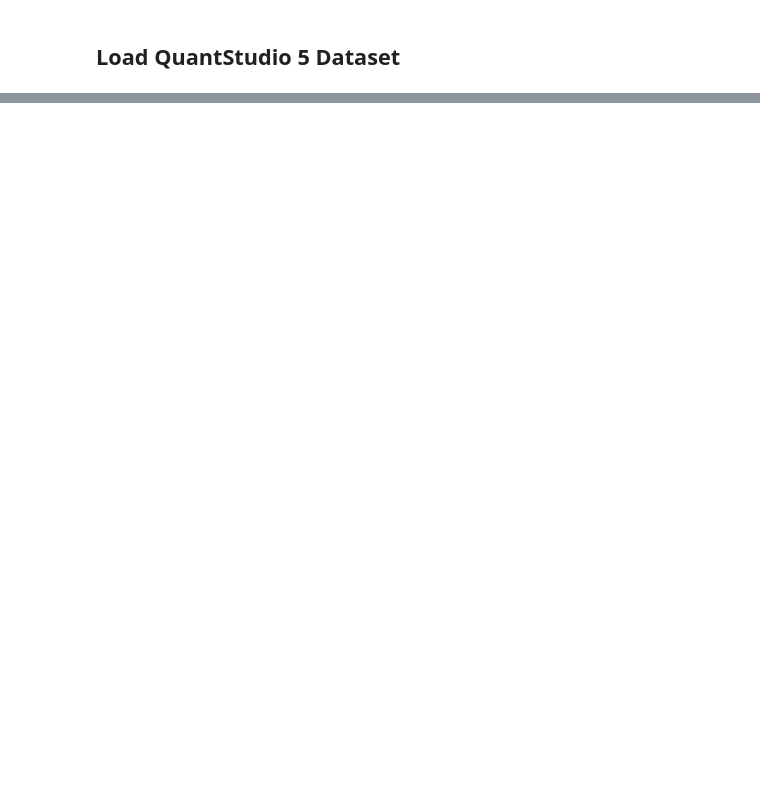
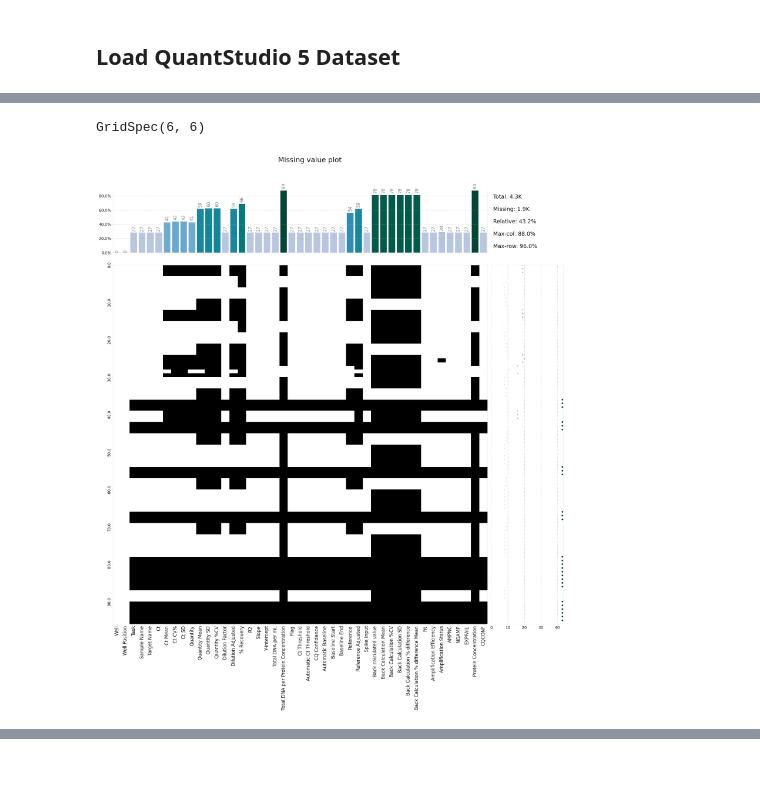
Before and after one commit to GabiRivera0011/resiDNA_workflows, a Jupyter notebook: Notebooks/01_Phase I.ipynb, the cells around one changed output, grey strips where cells are left out. Saved outputs shown, nothing was run; the diff lists cells and outputs as text; code cells hidden in the pictures; blank space fills up the shorter version.

```diff
--- a/Notebooks/01_Phase I.ipynb
+++ b/Notebooks/01_Phase I.ipynb
@@ -13,0 +53,7 @@
+# %%
+# Set the project path
+project_path = Path("/content/resiDNA_workflows")
+data_path = project_path / "Data"
+notebook_path = project_path / "Notebooks"
+
+print(project_path)
@@ -13,0 +68,5 @@
+# %%
+# Load the excel workbook
+file = data_path / "experiment_001.xlsx"
+xls = pd.ExcelFile(file)
+xls.sheet_names
@@ -13,0 +83,7 @@
+# %%
+# Read the desired worksheet or tab
+df = pd.read_excel(
+    file,
+    sheet_name="Results",
+    header=22
+)
@@ -13,0 +201,6 @@
+# %%
+# Missing Value
+klib.missingval_plot(df)
+# %% [output]
+GridSpec(6, 6)
+[figure, added]
```
Also changed, not shown: parts of 25 cells of this notebook.
